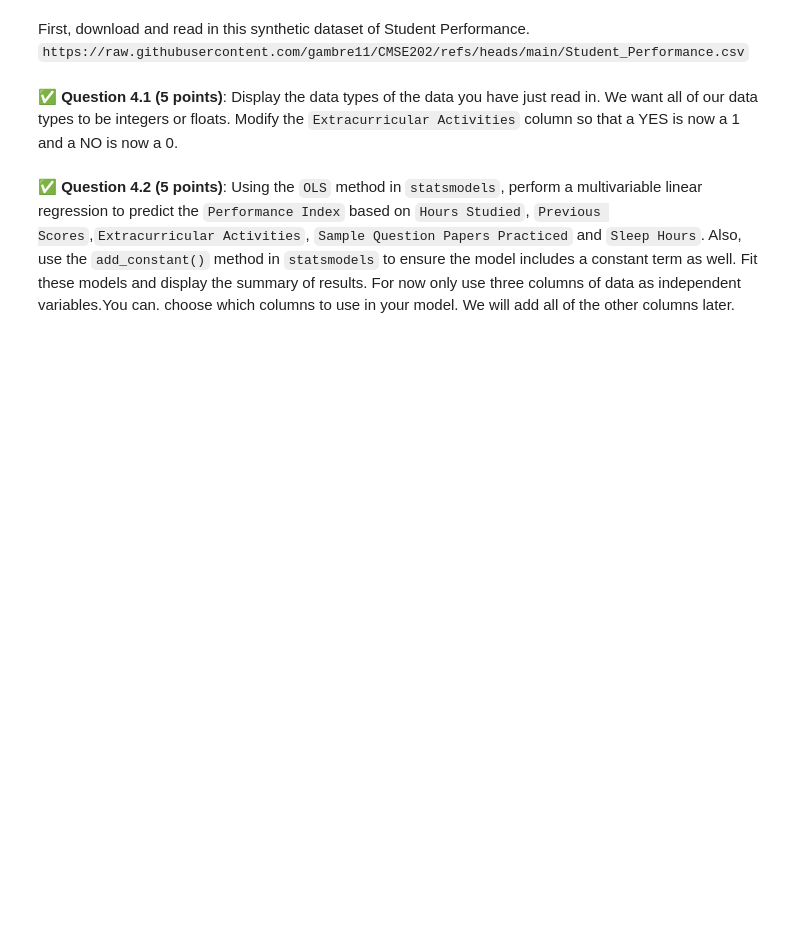
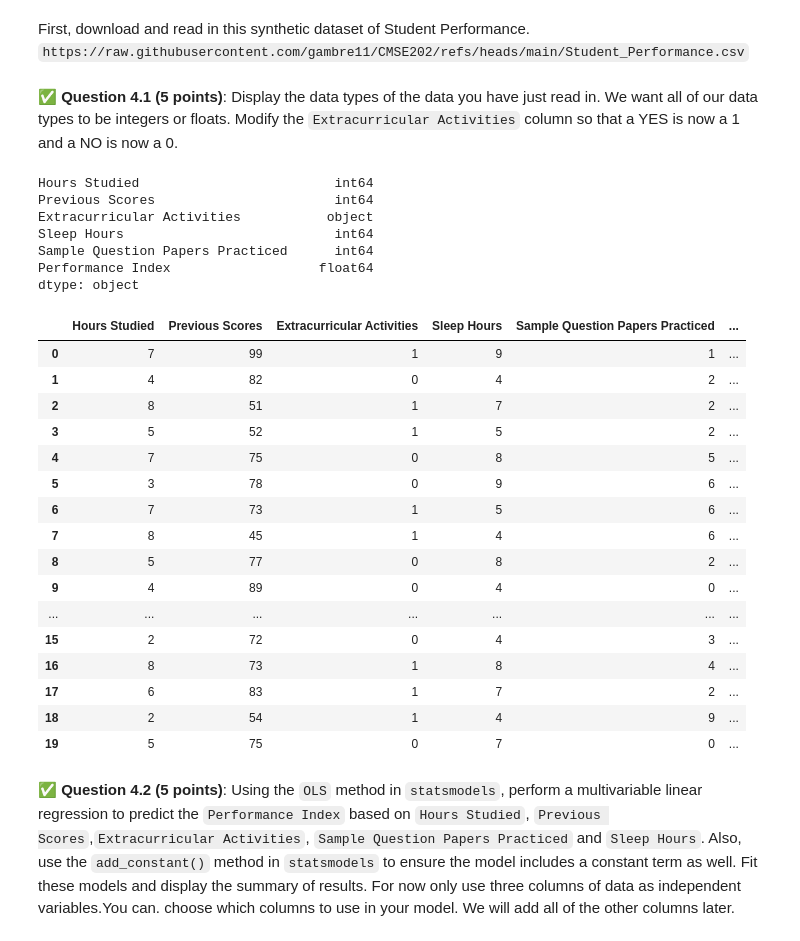
Before and after one commit to ChinmayNC/CMSE202-s25-turnin, a Jupyter notebook: HW-03/HW-03_Regression-S25-STUDENT.ipynb, the cells around one changed output. Saved outputs shown, nothing was run; the diff lists cells and outputs as text; code cells hidden in the pictures; blank space fills up the shorter version.

```diff
--- a/HW-03/HW-03_Regression-S25-STUDENT.ipynb
+++ b/HW-03/HW-03_Regression-S25-STUDENT.ipynb
@@ -214,2 +212,33 @@ First, download and read in this synthetic dataset of Student Performance. `http
+# %%
+# Put your code here
+df = pd.read_csv("Student_Performance.csv")
+print(df.dtypes)
+df['Extracurricular Activities'] = df['Extracurricular Activities'].map({'Yes': 1, 'No': 0})
+df.head(20)
+# %% [output]
+Hours Studied                         int64
+Previous Scores                       int64
+Extracurricular Activities           object
+Sleep Hours                           int64
+Sample Question Papers Practiced      int64
+Performance Index                   float64
+dtype: object
+|  | Hours Studied | Previous Scores | Extracurricular Activities | Sleep Hours | Sample Question Papers Practiced | ... |
+| 0 | 7 | 99 | 1 | 9 | 1 | ... |
+| 1 | 4 | 82 | 0 | 4 | 2 | ... |
+| 2 | 8 | 51 | 1 | 7 | 2 | ... |
+| 3 | 5 | 52 | 1 | 5 | 2 | ... |
+| 4 | 7 | 75 | 0 | 8 | 5 | ... |
+| 5 | 3 | 78 | 0 | 9 | 6 | ... |
+| 6 | 7 | 73 | 1 | 5 | 6 | ... |
+| 7 | 8 | 45 | 1 | 4 | 6 | ... |
+| 8 | 5 | 77 | 0 | 8 | 2 | ... |
+| 9 | 4 | 89 | 0 | 4 | 0 | ... |
+| ... | ... | ... | ... | ... | ... | ... |
+| 15 | 2 | 72 | 0 | 4 | 3 | ... |
+| 16 | 8 | 73 | 1 | 8 | 4 | ... |
+| 17 | 6 | 83 | 1 | 7 | 2 | ... |
+| 18 | 2 | 54 | 1 | 4 | 9 | ... |
+| 19 | 5 | 75 | 0 | 7 | 0 | ... |
 # %% [markdown]
 &#9989;  **Question 4.2 (5 points)**: Using the `OLS` method in `statsmodels`, perform a multivariable linear regression to predict the `Performance Index` based on `Hours Studied`, `Previous Scores`,`Extracurricular Activities`, `Sample Question Papers Practiced` and `Sleep Hours`. Also, use the `add_constant()` method in `statsmodels` to ensure the model includes a constant term as well. Fit these models and display the summary of results.  For now only use three columns of data as independent variables.You can. choose which columns to use in your model. We will add all of the other columns later.
```
Also changed, not shown: parts of 13 cells of this notebook, 1 other file.
